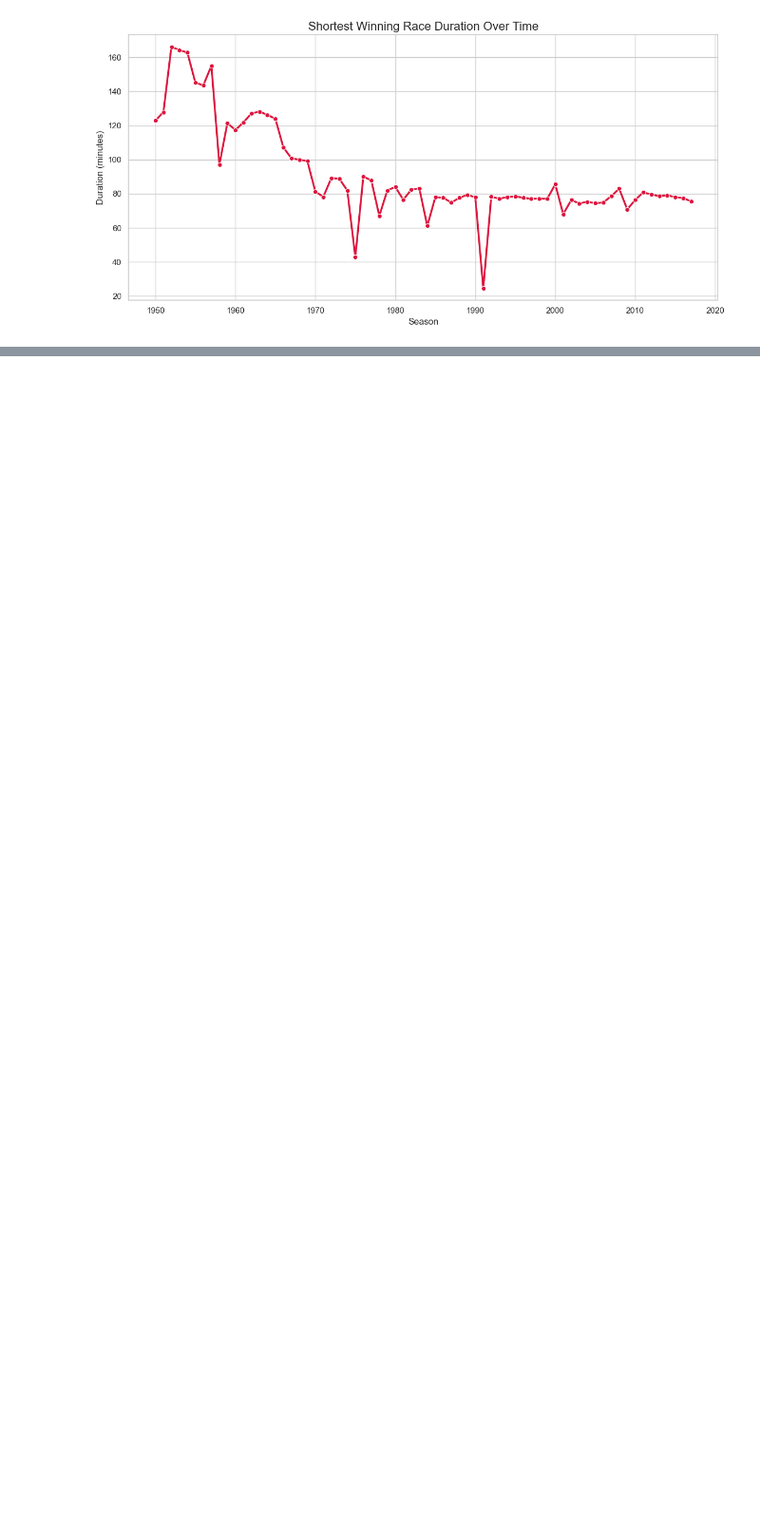
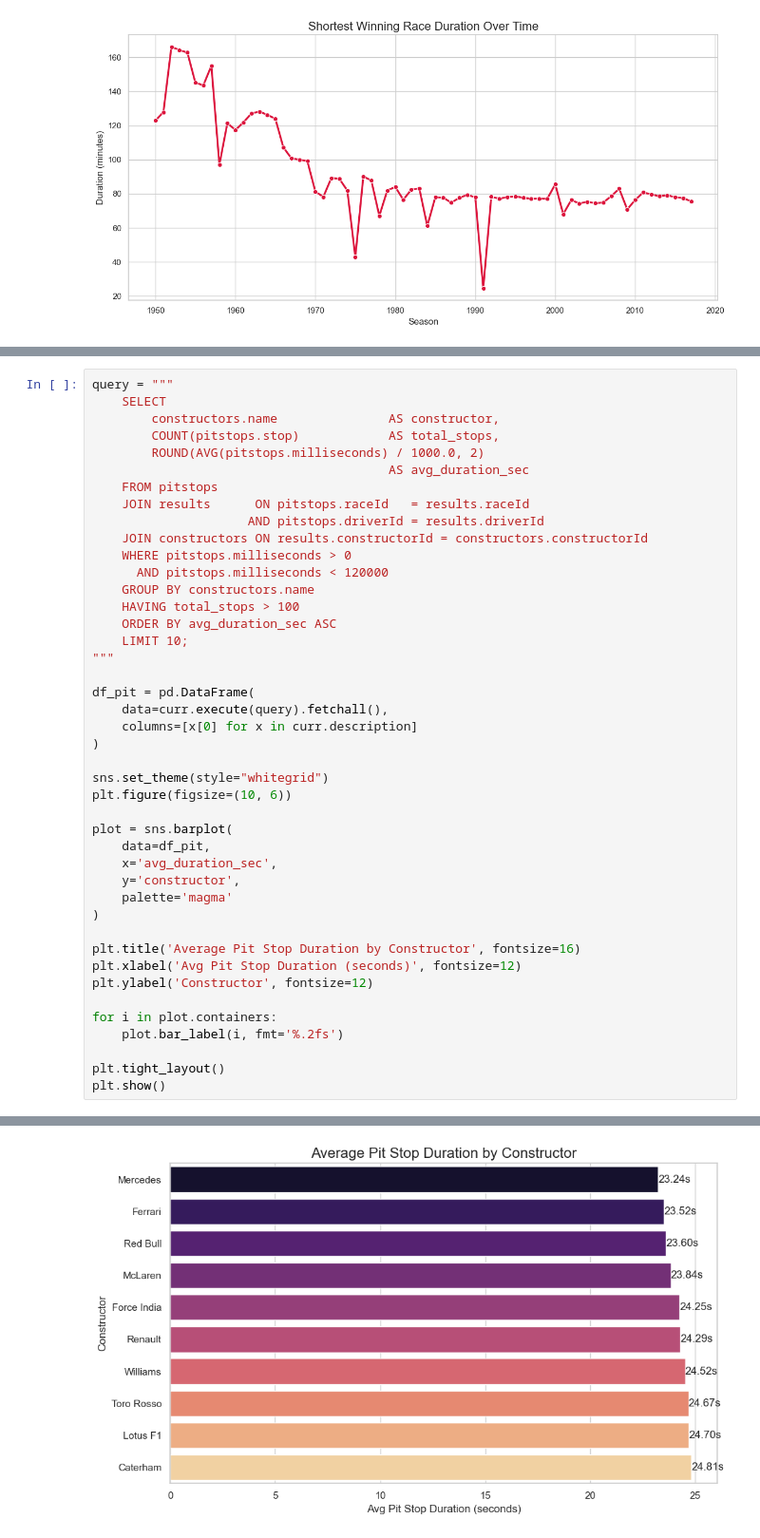
Before and after one commit to johnthiongo071-collab/formula1, a Jupyter notebook: f1.ipynb, the cells around one changed output, grey strips where cells are left out. Shown at 95% size. Drawn from its saved outputs; the diff is of its cells as text; blank space fills up the shorter version.

```diff
--- a/f1.ipynb
+++ b/f1.ipynb
@@ -248,0 +342,44 @@ plt.show()
+# %%
+query = """
+    SELECT
+        constructors.name               AS constructor,
+        COUNT(pitstops.stop)            AS total_stops,
+        ROUND(AVG(pitstops.milliseconds) / 1000.0, 2)
+                                        AS avg_duration_sec
+    FROM pitstops
+    JOIN results      ON pitstops.raceId   = results.raceId
+                     AND pitstops.driverId = results.driverId
+    JOIN constructors ON results.constructorId = constructors.constructorId
+    WHERE pitstops.milliseconds > 0
+      AND pitstops.milliseconds < 120000
+    GROUP BY constructors.name
+    HAVING total_stops > 100
+    ORDER BY avg_duration_sec ASC
+    LIMIT 10;
+"""
+
+df_pit = pd.DataFrame(
+    data=curr.execute(query).fetchall(),
+    columns=[x[0] for x in curr.description]
+)
+
+sns.set_theme(style="whitegrid")
+plt.figure(figsize=(10, 6))
+
+plot = sns.barplot(
+    data=df_pit,
+    x='avg_duration_sec',
+    y='constructor',
+    palette='magma'
+)
+
+plt.title('Average Pit Stop Duration by Constructor', fontsize=16)
+plt.xlabel('Avg Pit Stop Duration (seconds)', fontsize=12)
+plt.ylabel('Constructor', fontsize=12)
+
+for i in plot.containers:
+    plot.bar_label(i, fmt='%.2fs')
+
+plt.tight_layout()
+plt.show()
+# %% [output]
@@ -248,0 +389 @@ plt.show()
+[figure, added]
```
Also changed, not shown: parts of 10 cells of this notebook.
